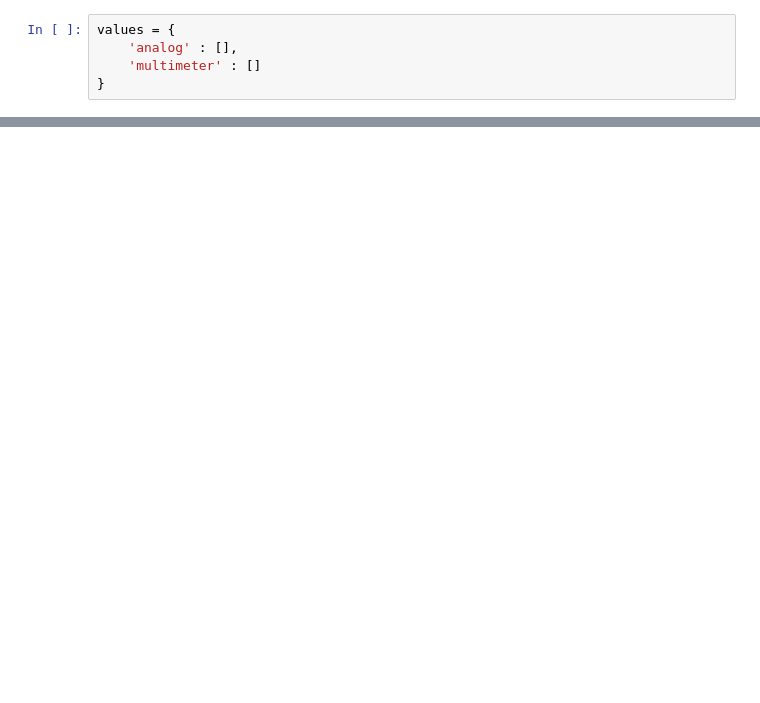
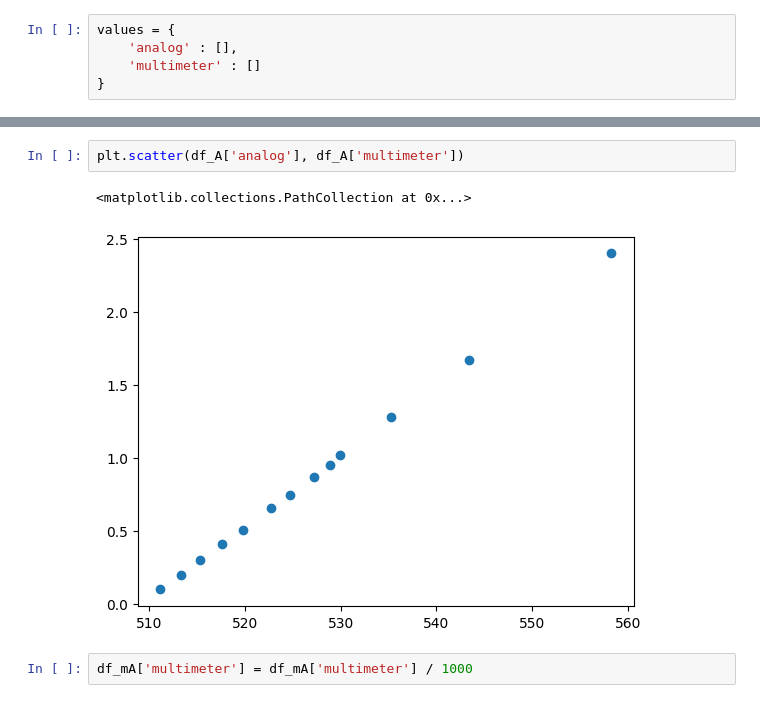
Before and after one commit to BiggusMaximus/Solar-Panel-Monitoring, a Jupyter notebook: Arduino-Bluetooth/2nd Approach/analog_to_voltage_calibration.ipynb, the cells around one changed output, grey strips where cells are left out. Saved outputs shown, nothing was run; the diff lists cells and outputs as text; blank space fills up the shorter version.

```diff
--- a/Arduino-Bluetooth/2nd Approach/analog_to_voltage_calibration.ipynb
+++ b/Arduino-Bluetooth/2nd Approach/analog_to_voltage_calibration.ipynb
@@ -25,0 +69,7 @@ df.tail(2)
+# %%
+plt.scatter(df_A['analog'], df_A['multimeter'])
+# %% [output]
+<matplotlib.collections.PathCollection at 0x...>
+[figure, added]
+# %%
+df_mA['multimeter'] = df_mA['multimeter'] / 1000
```
Also changed, not shown: parts of 9 cells of this notebook, 7 other files.
